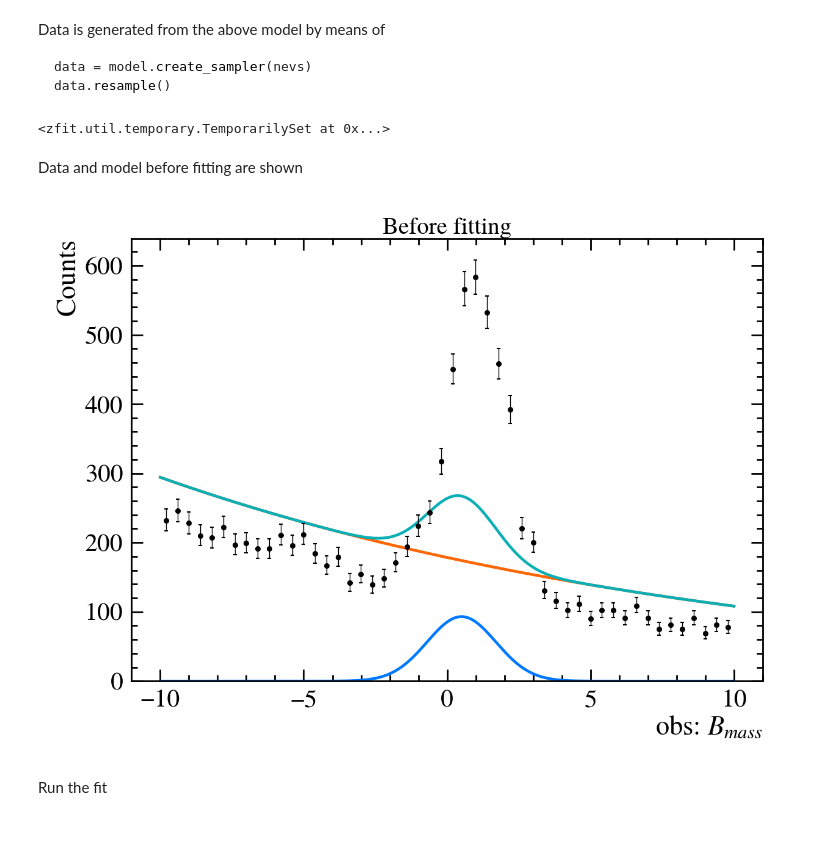
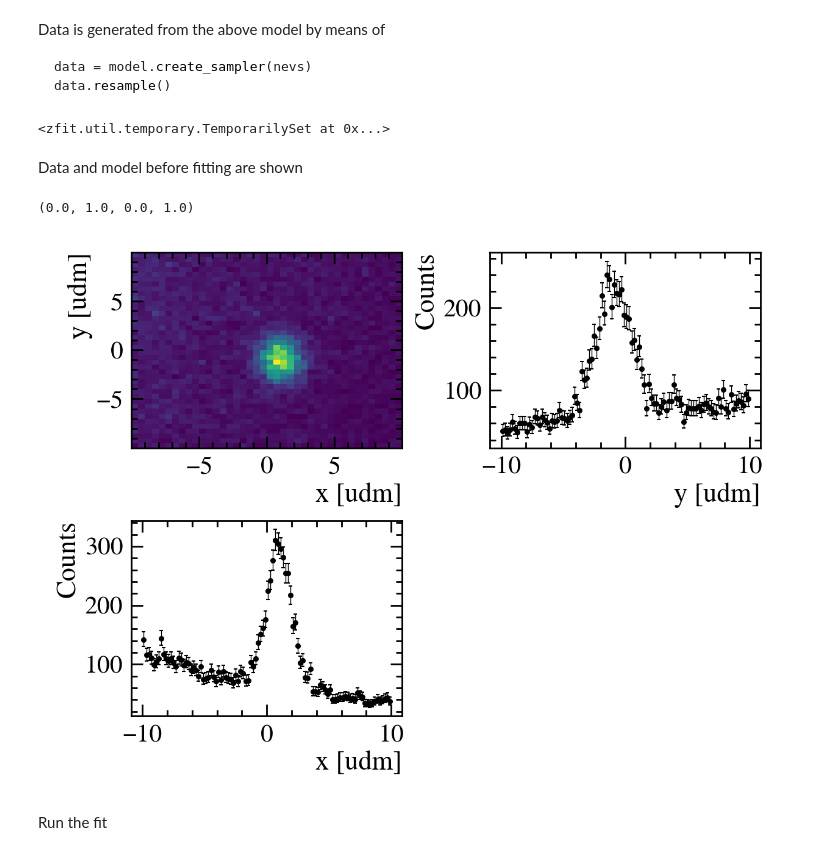
Before and after one commit to cpviolation/zfit_exercises, a Jupyter notebook: notebooks/SignalBackgroundPlot-2D.ipynb, the cells around one changed output. Saved outputs shown, nothing was run; the diff lists cells and outputs as text; code cells hidden in the pictures.

Commit message:
added a new exmple for 2D fitting

````diff
--- a/notebooks/SignalBackgroundPlot.ipynb
+++ b/notebooks/SignalBackgroundPlot-2D.ipynb
@@ -32,60 +41,60 @@ data = model.create_sampler(nevs)
 data.resample()
 ```
 # %%
-
 # data
 n_sample = 10000
+# exp_data = exponential.sample(n=n_sample * (1 - frac)).numpy()
 
-exp_data = exponential.sample(n=n_sample * (1 - frac)).numpy()
+# gauss_data = gauss.sample(n=n_sample * frac).numpy()
 
-gauss_data = gauss.sample(n=n_sample * frac).numpy()
-
-data = model.create_sampler(n_sample, limits=obs)
+data = model.create_sampler(n_sample, limits=x*y)
 data.resample()
-
-# change values for showing the effect of the fit
-
-mu.set_value(0.5)
-sigma.set_value(1.2)
-lambd.set_value(-0.05)
-frac.set_value(0.07)
-# %% [output]
-<zfit.util.temporary.TemporarilySet at 0x...>
+# %%
+# change values for showing the effect of the fit
+mu_x.set_value(0.5)
+sigma_x.set_value(1.2)
+lambda_x.set_value(-0.05)
+mu_y.set_value(0.5)
+sigma_y.set_value(1.2)
+lambda_y.set_value(-0.05)
+frac.set_value(0.07)
+# %% [output]
+<zfit.util.temporary.TemporarilySet at 0x...>
 # %% [markdown]
 Data and model before fitting are shown
 # %%
 # plot the data
 data_np = data.numpy()
 n_bins = 50
-
-plot_scaling = n_sample / n_bins * obs.area()
-
-x = np.linspace(-10, 10, 1000)
-
-
-def plot_pdf(title):
-    plt.figure()
-    plt.title(title)
-    y = model.pdf(x).numpy()
-    y_gauss = (gauss.pdf(x) * frac).numpy()
-    y_exp = (exponential.pdf(x) * (1 - frac)).numpy()
-    plt.plot(x, y_gauss * plot_scaling, label="Gauss - Signal")
-    plt.plot(x, y_exp * plot_scaling, label="Exp - Background")
-    plt.plot(x, y * plot_scaling, label="Sum - Model")
-    mplhep.histplot(
-        np.histogram(data_np, bins=n_bins),
+fig, ax = plt.subplots(2,2)
+ax[0][0].hist2d(data_np[:,0],data_np[:,1],bins=40)
+ax[0][0].set_xlabel('x [udm]')
+ax[0][0].set_ylabel('y [udm]')
+# project the data on the x axis
+mplhep.histplot(
+        np.histogram(data_np[:,0], bins=100),
         yerr=True,
         color="black",
         histtype="errorbar",
+        ax = ax[1][0]
     )
-    plt.ylabel("Counts")
-    plt.xlabel("obs: $B_{mass}$")
-
-
-# plot the pdf BEFORE fitting
-plot_pdf("Before fitting")
+ax[1][0].set_ylabel("Counts")
+ax[1][0].set_xlabel("x [udm]")
+# project the data on the y axis
+mplhep.histplot(
+        np.histogram(data_np[:,1], bins=100),
+        yerr=True,
+        color="black",
+        histtype="errorbar",
+        ax = ax[0][1]
+    )
+ax[0][1].set_ylabel("Counts")
+ax[0][1].set_xlabel("y [udm]")
+# Turn off the axis for the subplot at position [1, 1] to make it completely blank
+ax[1, 1].axis('off')
 # %% [output]
+(0.0, 1.0, 0.0, 1.0)
-[figure, old version]
+[figure, new version]
 # %% [markdown]
 Run the fit
 # %%
````
Also changed, not shown: parts of 4 cells of this notebook, 2 other files.
